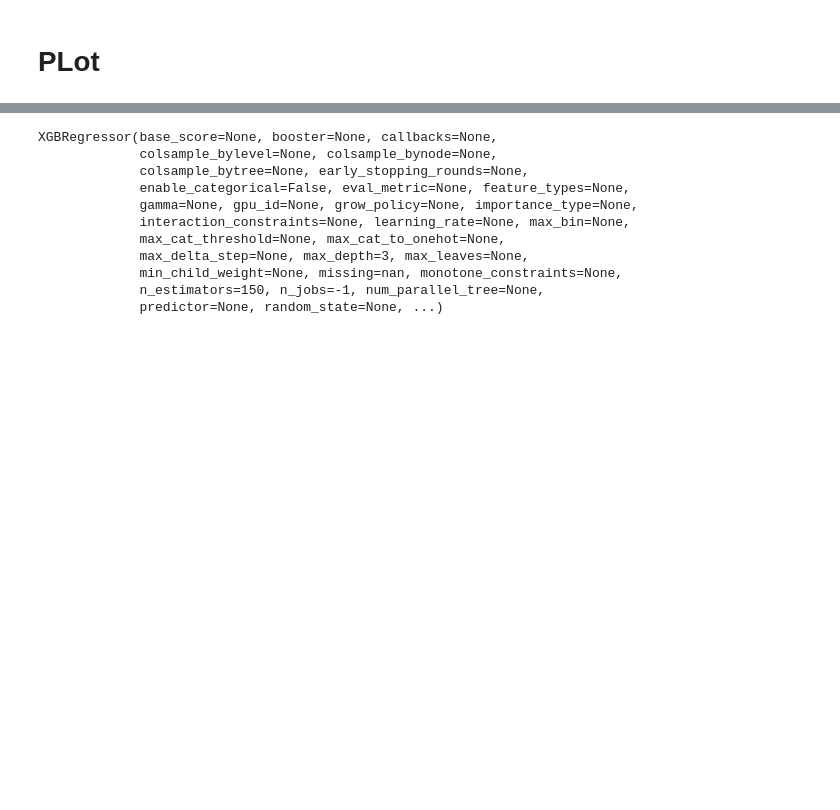
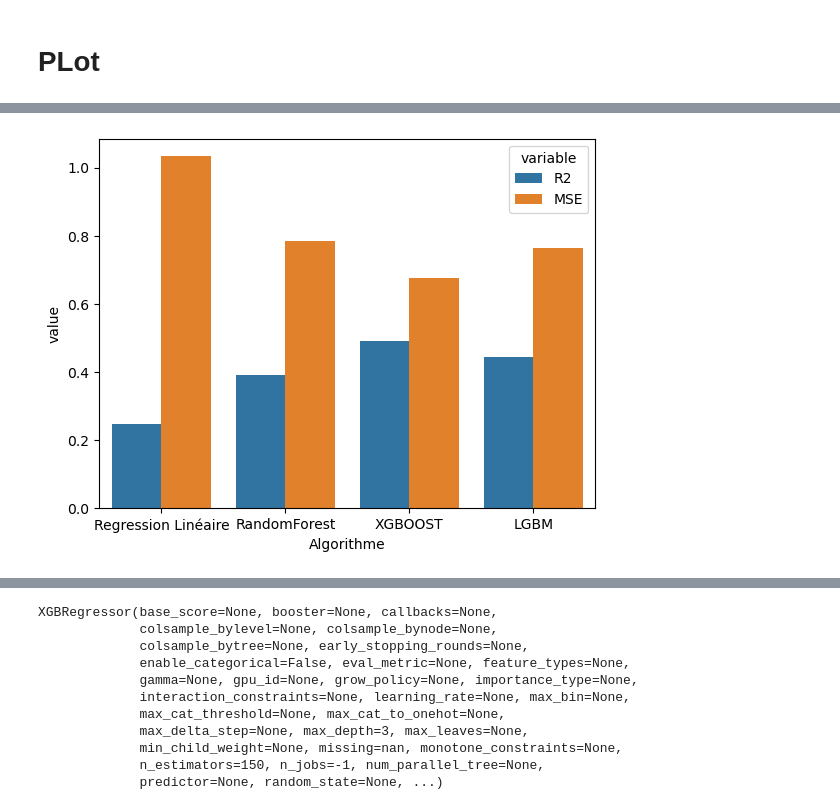
Before and after one commit to ArhurK/P4-Anticipez-les-besoins-en-consommation-de-batiments, a Jupyter notebook: Cible 1 log TotalGHGEmissions.ipynb, the cells around one changed output, grey strips where cells are left out. Saved outputs shown, nothing was run; the diff lists cells and outputs as text; code cells hidden in the pictures; blank space fills up the shorter version.

```diff
--- a/Cible 1 log TotalGHGEmissions.ipynb
+++ b/Cible 1 log TotalGHGEmissions.ipynb
@@ -371,0 +354,3 @@ for i in list_res:
+# %%
+tmp2 = pd.melt(tmp,id_vars='Algorithme')
+tmp2
@@ -372,3 +367,8 @@ for i in list_res:
+# %%
+sns.barplot(data=tmp2, x='Algorithme',y='value',hue='variable')
+plt.show()
+# %% [output]
+[figure, added]
 # %%
 plt.figure(figsize=(5,5))
 
```
Also changed, not shown: parts of 56 cells of this notebook, 1 other file.
